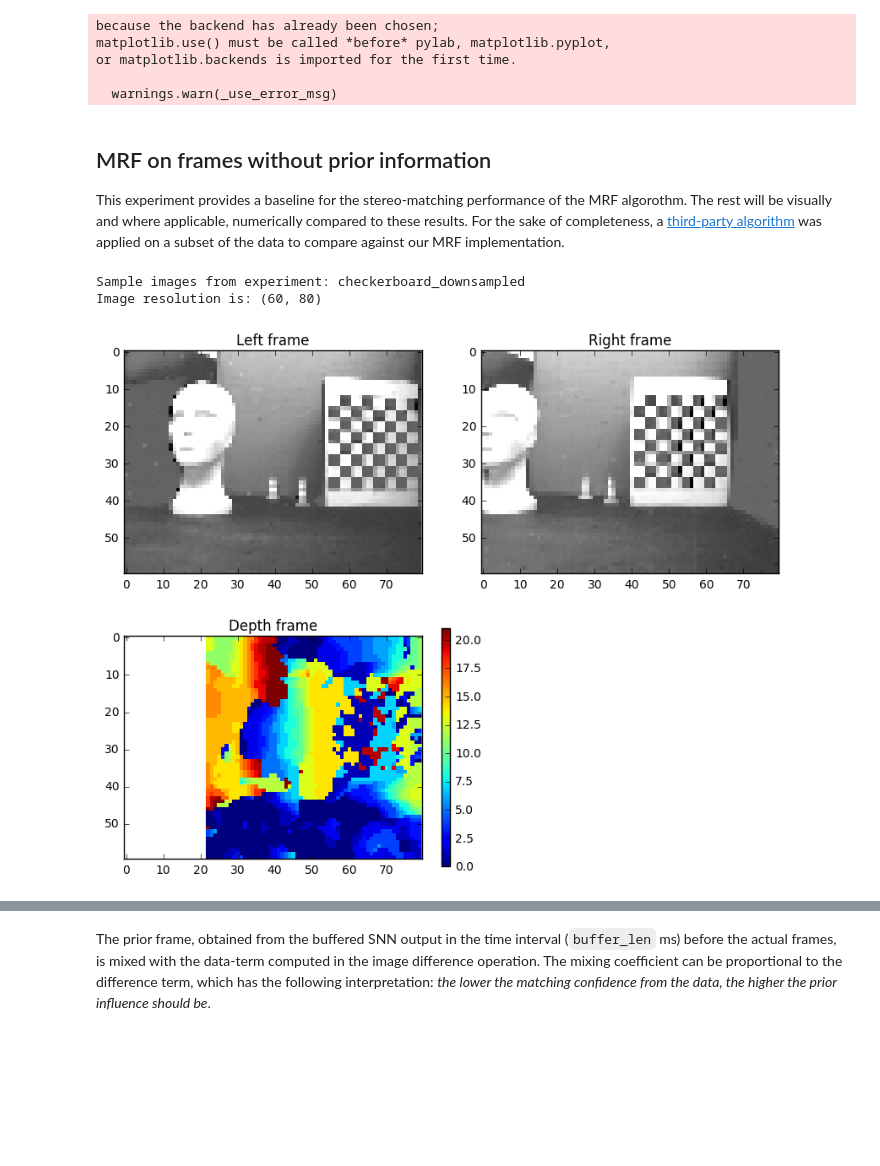
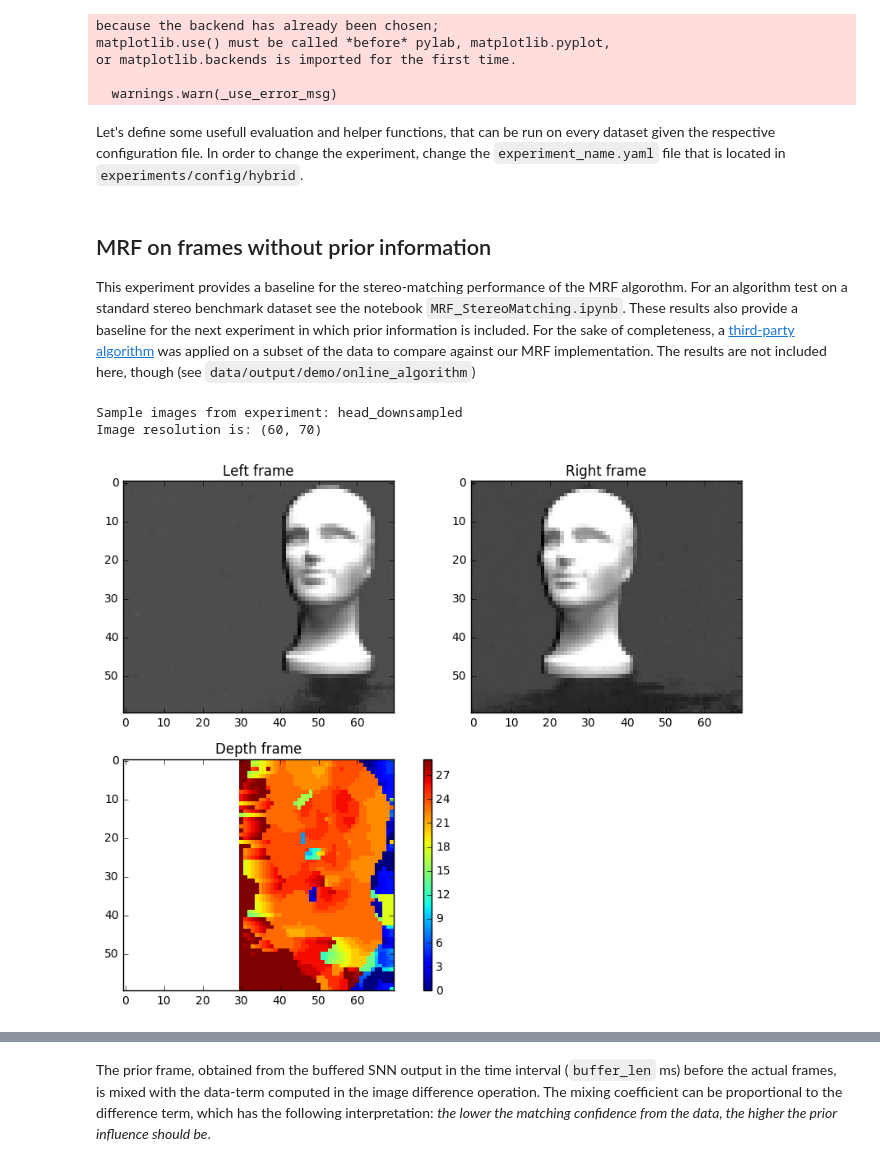
Before and after one commit to gdikov/hybrid-stereo-matching, a Jupyter notebook: notebooks/evaluation.ipynb, the cells around one changed output, grey strips where cells are left out. Cells and saved outputs as stored; diff of their text form; code cells hidden in the pictures; blank space fills up the shorter version.

Commit message:
updateting the evaluation notebook

```diff
--- a/notebooks/evaluation.ipynb
+++ b/notebooks/evaluation.ipynb
@@ -189,0 +37,2 @@ def adjust_events_from_motion(retina_spikes, depth_events,
+# %% [markdown]
+Let's define some usefull evaluation and helper functions, that can be run on every dataset given the respective configuration file. In order to change the experiment, change the `experiment_name.yaml` file that is located in `experiments/config/hybrid`.
@@ -190,23 +268,25 @@ def adjust_events_from_motion(retina_spikes, depth_events,
 # %% [markdown]
 ## MRF on frames without prior information
 
-This experiment provides a baseline for the stereo-matching performance of the MRF algorothm. The rest will be visually and where applicable, numerically compared to these results. For the sake of completeness, a [third-party algorithm](http://www.ivs.auckland.ac.nz/quick_stereo/index.php) was applied on a subset of the data to compare against our MRF implementation.
+This experiment provides a baseline for the stereo-matching performance of the MRF algorothm.
+For an algorithm test on a standard stereo benchmark dataset see the notebook `MRF_StereoMatching.ipynb`. These results also provide a baseline for the next experiment in which prior information is included. For the sake of completeness, a [third-party algorithm](http://www.ivs.auckland.ac.nz/quick_stereo/index.php) was applied on a subset of the data to compare against our MRF implementation. The results are not included here, though (see `data/output/demo/online_algorithm`)
 # %%
 experiments = ('boxes_and_cones_downsampled', 'checkerboard_downsampled', 'head_downsampled')
-disparities = (20, 22, 27)
+disparities = (20, 22, 30) # note that these should be scaled if the scale factor in the config file is changed.
+experiment_id = 2
 
-experiment_name = experiments[1]
-disparity_max = disparities[1]
+experiment_name = experiments[experiment_id]
+disparity_max = disparities[experiment_id]
 
 frame_id = 40
 
 print("Sample images from experiment: {}".format(experiment_name))
 config = load_config(os.path.join("..", "experiments", "configs", "hybrid", experiment_name + ".yaml"))
 left_frames, right_frames, timestamps = load_mrf_frames(config)
 left_img = left_frames[frame_id]
 right_img = right_frames[frame_id]
-depth_map_raw = eval_mrf(left_img, right_img, disparity_max, n_iter=5)
+depth_map_raw = eval_mrf(left_img, right_img, disparity_max, n_iter=10)
 # %% [output]
-Sample images from experiment: checkerboard_downsampled
-Image resolution is: (60, 80)
+Sample images from experiment: head_downsampled
+Image resolution is: (60, 70)
-[figure, old version]
+[figure, new version]
```
Also changed, not shown: parts of 9 cells of this notebook.
